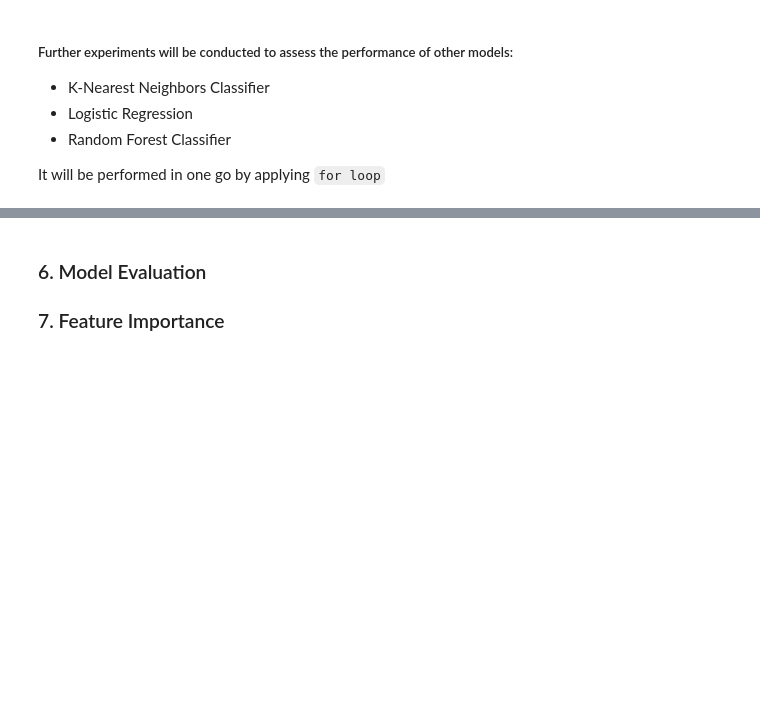
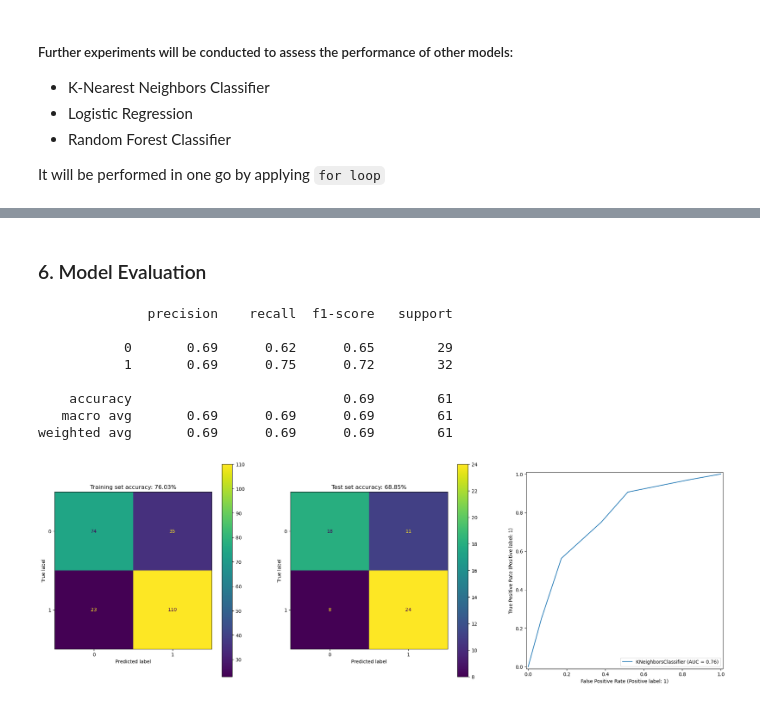
Before and after one commit to Eleanor-git/Hear-Disease-Classification, a Jupyter notebook: heart_disease_classification.ipynb, the cells around one changed output, grey strips where cells are left out. Drawn from its saved outputs; the diff is of its cells as text; code cells hidden in the pictures; blank space fills up the shorter version.

Commit message:
mertic plotting separately

```diff
--- a/heart_disease_classification.ipynb
+++ b/heart_disease_classification.ipynb
@@ -421,10 +407,18 @@ Encouragingly, the f1-score is increased from 0.77 to 0.8 after applying the opt
 
 It will be performed in one go by applying `for loop`
 # %%
-from sklearn.svm import LinearSVC, SVC
-from sklearn.neighbors import KNeighborsClassifier
-from sklearn.linear_model import LogisticRegression
-from sklearn.ensemble import RandomForestClassifier
-from sklearn.model_selection import GridSearchCV
+# from sklearn.svm import LinearSVC, SVC
+# from sklearn.neighbors import KNeighborsClassifier
+# from sklearn.linear_model import LogisticRegression
+# from sklearn.ensemble import RandomForestClassifier
+# from sklearn.model_selection import GridSearchCV
 
-models = [KNeighborsClassifier(), LogisticRegression(), RandomForestClassifier()]
+trained_models = {}
+
+models = {'KNN' : KNeighborsClassifier(),
+         'LogisticRegression' : LogisticRegression(),
+         'RandomForest' : RandomForestClassifier()}
+
+for model_name, model in models.items():
+    model.fit(X_train, y_train)
+    trained_models[model_name] = model
@@ -431,3 +434,14 @@ models = [KNeighborsClassifier(), LogisticRegression(), RandomForestClassifier()
 # %% [markdown]
 ### 6. Model Evaluation
-### 7. Feature Importance
+# %%
+model_eval(trained_models['KNN'], X_train, y_train, X_test, y_test)
+# %% [output]
+              precision    recall  f1-score   support
+
+           0       0.69      0.62      0.65        29
+           1       0.69      0.75      0.72        32
+
+    accuracy                           0.69        61
+   macro avg       0.69      0.69      0.69        61
+weighted avg       0.69      0.69      0.69        61
+[figure, added]
```
Also changed, not shown: parts of 18 cells of this notebook.
